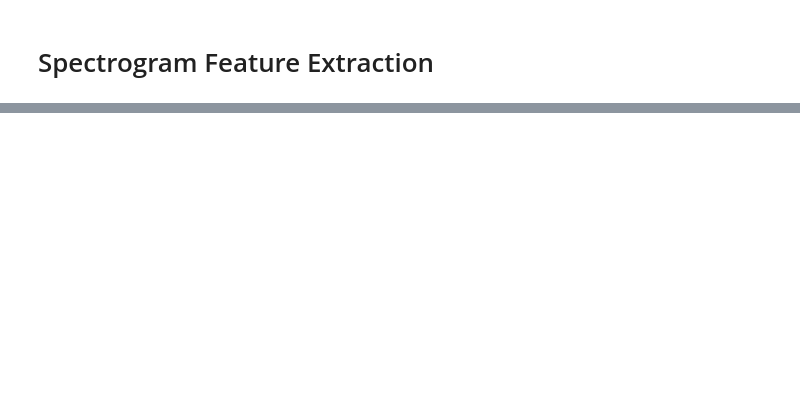
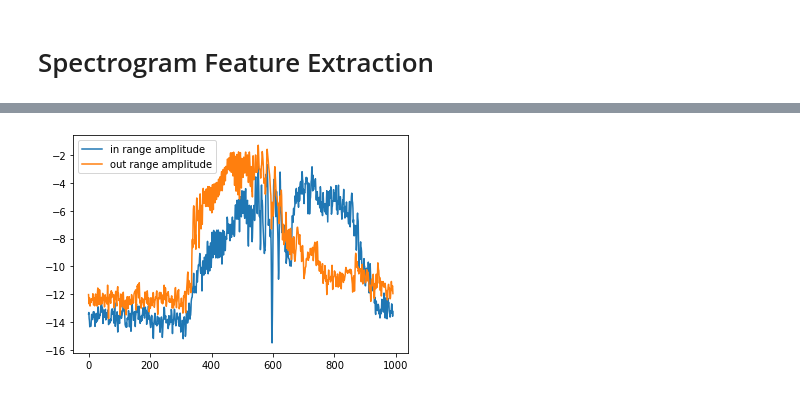
Before and after one commit to Calculasians/Praat, a Jupyter notebook: KeywordSpotting_PraatEndeavour.ipynb, the cells around one changed output, grey strips where cells are left out. Drawn from its saved outputs; the diff is of its cells as text; code cells hidden in the pictures; blank space fills up the shorter version.

```diff
--- a/KeywordSpotting_PraatEndeavour.ipynb
+++ b/KeywordSpotting_PraatEndeavour.ipynb
@@ -69,0 +74,23 @@ plt.imshow(new_spectrogram.T)
+# %%
+# 160 - 5000 Hz
+# 96 - 3000 Hz Lower threshold for [s] sounds
+# 16 - 500 Hz There will likely always be something at the fundamental, so we can remove that if needed
+
+f_fund_limit = 16
+f_low = 96
+f_high = 160
+
+# Here make sure to add (np.sum), THEN do np.log on the result.
+# Logging everything first then adding results in less accurate data.
+in_range_spectrogram = new_spectrogram[f_low:f_high]
+out_range_spectrogram = new_spectrogram[f_fund_limit:f_low]
+in_range_amplitude = np.sum(in_range_spectrogram, axis=0)
+out_range_amplitude = np.sum(out_range_spectrogram, axis=0)
+
+plt.plot(np.log(in_range_amplitude), label='in range amplitude')
+plt.plot(np.log(out_range_amplitude), label='out range amplitude')
+
+plt.legend()
+plt.show()
+# %% [output]
+[figure, added]
```
Also changed, not shown: parts of 14 cells of this notebook, 1 other file.
